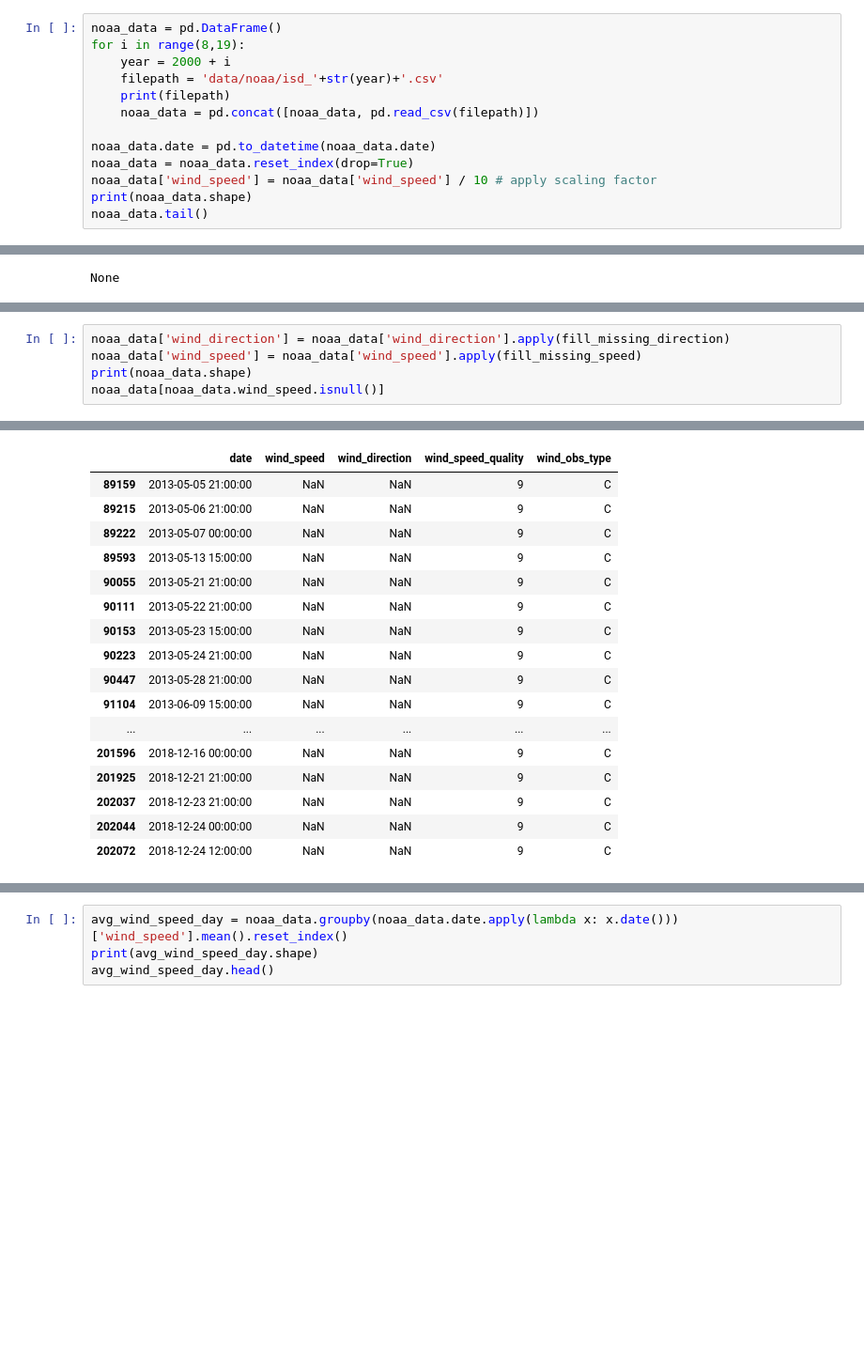
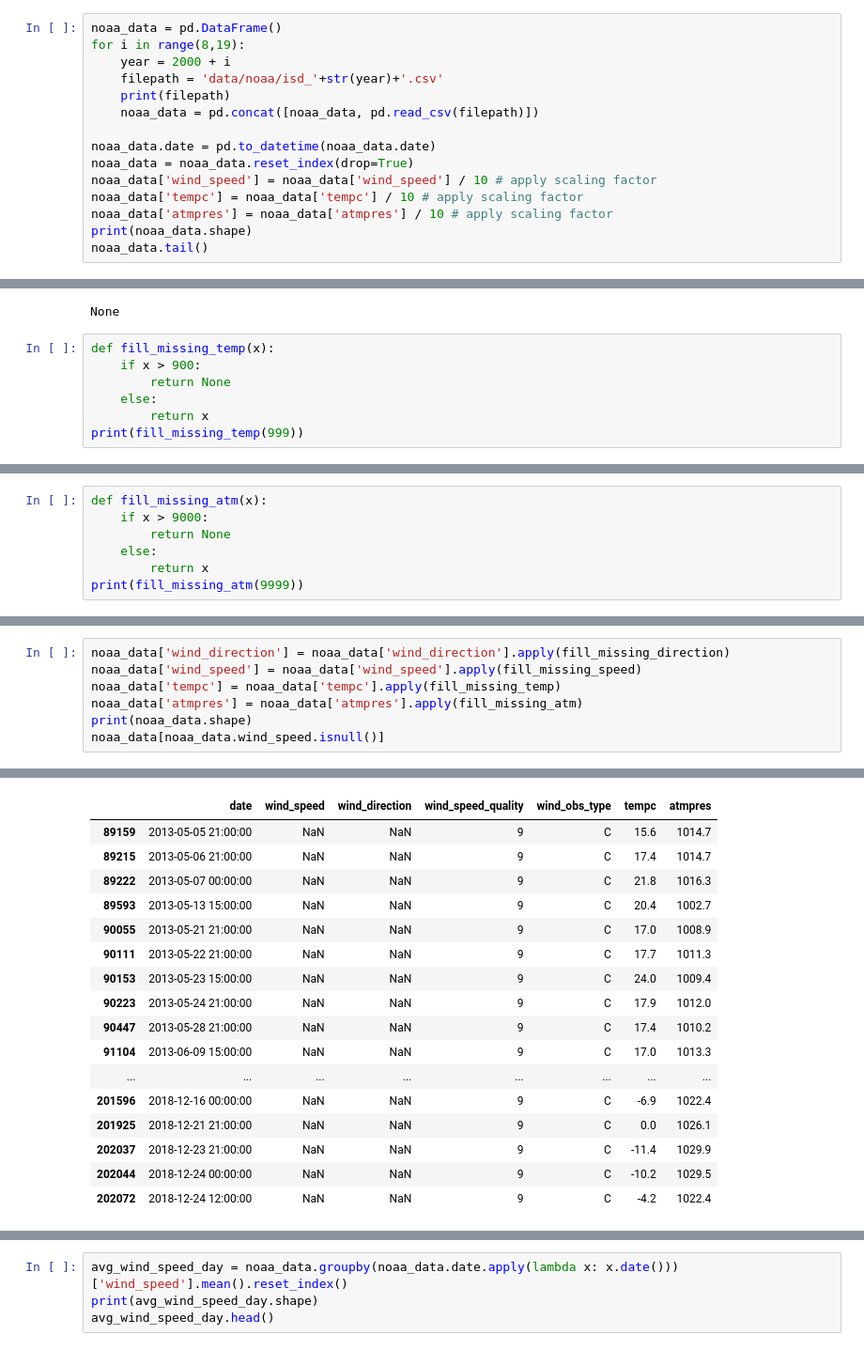
Before and after one commit to yontartu/wuran, a Jupyter notebook: beijing_aqi_analysis.ipynb, the cells around one changed output, grey strips where cells are left out. Shown at 94% size. Drawn from its saved outputs; the diff is of its cells as text; blank space fills up the shorter version.

```diff
--- a/beijing_aqi_analysis.ipynb
+++ b/beijing_aqi_analysis.ipynb
@@ -768,6 +770,8 @@ for i in range(8,19):
 noaa_data.date = pd.to_datetime(noaa_data.date)
 noaa_data = noaa_data.reset_index(drop=True)
 noaa_data['wind_speed'] = noaa_data['wind_speed'] / 10 # apply scaling factor
+noaa_data['tempc'] = noaa_data['tempc'] / 10 # apply scaling factor
+noaa_data['atmpres'] = noaa_data['atmpres'] / 10 # apply scaling factor
 print(noaa_data.shape)
 noaa_data.tail()
 # %% [output]
@@ -821,3 +825,10 @@ def fill_missing_speed(x):
 print(fill_missing_speed(21))
 # %% [output]
 None
+# %%
+def fill_missing_temp(x):
+    if x > 900:
+        return None
+    else:
+        return x
+print(fill_missing_temp(999))
@@ -823,0 +837,7 @@ None
+# %%
+def fill_missing_atm(x):
+    if x > 9000:
+        return None
+    else:
+        return x
+print(fill_missing_atm(9999))
@@ -824,6 +846,8 @@ None
 # %%
 noaa_data['wind_direction'] = noaa_data['wind_direction'].apply(fill_missing_direction)
 noaa_data['wind_speed'] = noaa_data['wind_speed'].apply(fill_missing_speed)
+noaa_data['tempc'] = noaa_data['tempc'].apply(fill_missing_temp)
+noaa_data['atmpres'] = noaa_data['atmpres'].apply(fill_missing_atm)
 print(noaa_data.shape)
 noaa_data[noaa_data.wind_speed.isnull()]
 # %% [output]
@@ -831,17 +855,17 @@ noaa_data[noaa_data.wind_speed.isnull()]
-|  | date | wind_speed | wind_direction | wind_speed_quality | wind_obs_type |
-| 89159 | 2013-05-05 21:00:00 | NaN | NaN | 9 | C |
-| 89215 | 2013-05-06 21:00:00 | NaN | NaN | 9 | C |
-| 89222 | 2013-05-07 00:00:00 | NaN | NaN | 9 | C |
-| 89593 | 2013-05-13 15:00:00 | NaN | NaN | 9 | C |
-| 90055 | 2013-05-21 21:00:00 | NaN | NaN | 9 | C |
-| 90111 | 2013-05-22 21:00:00 | NaN | NaN | 9 | C |
-| 90153 | 2013-05-23 15:00:00 | NaN | NaN | 9 | C |
-| 90223 | 2013-05-24 21:00:00 | NaN | NaN | 9 | C |
-| 90447 | 2013-05-28 21:00:00 | NaN | NaN | 9 | C |
-| 91104 | 2013-06-09 15:00:00 | NaN | NaN | 9 | C |
-| ... | ... | ... | ... | ... | ... |
-| 201596 | 2018-12-16 00:00:00 | NaN | NaN | 9 | C |
-| 201925 | 2018-12-21 21:00:00 | NaN | NaN | 9 | C |
-| 202037 | 2018-12-23 21:00:00 | NaN | NaN | 9 | C |
-| 202044 | 2018-12-24 00:00:00 | NaN | NaN | 9 | C |
-| 202072 | 2018-12-24 12:00:00 | NaN | NaN | 9 | C |
+|  | date | wind_speed | wind_direction | wind_speed_quality | wind_obs_type | tempc | atmpres |
+| 89159 | 2013-05-05 21:00:00 | NaN | NaN | 9 | C | 15.6 | 1014.7 |
+| 89215 | 2013-05-06 21:00:00 | NaN | NaN | 9 | C | 17.4 | 1014.7 |
+| 89222 | 2013-05-07 00:00:00 | NaN | NaN | 9 | C | 21.8 | 1016.3 |
+| 89593 | 2013-05-13 15:00:00 | NaN | NaN | 9 | C | 20.4 | 1002.7 |
+| 90055 | 2013-05-21 21:00:00 | NaN | NaN | 9 | C | 17.0 | 1008.9 |
+| 90111 | 2013-05-22 21:00:00 | NaN | NaN | 9 | C | 17.7 | 1011.3 |
+| 90153 | 2013-05-23 15:00:00 | NaN | NaN | 9 | C | 24.0 | 1009.4 |
+| 90223 | 2013-05-24 21:00:00 | NaN | NaN | 9 | C | 17.9 | 1012.0 |
+| 90447 | 2013-05-28 21:00:00 | NaN | NaN | 9 | C | 17.4 | 1010.2 |
+| 91104 | 2013-06-09 15:00:00 | NaN | NaN | 9 | C | 17.0 | 1013.3 |
+| ... | ... | ... | ... | ... | ... | ... | ... |
+| 201596 | 2018-12-16 00:00:00 | NaN | NaN | 9 | C | -6.9 | 1022.4 |
+| 201925 | 2018-12-21 21:00:00 | NaN | NaN | 9 | C | 0.0 | 1026.1 |
+| 202037 | 2018-12-23 21:00:00 | NaN | NaN | 9 | C | -11.4 | 1029.9 |
+| 202044 | 2018-12-24 00:00:00 | NaN | NaN | 9 | C | -10.2 | 1029.5 |
+| 202072 | 2018-12-24 12:00:00 | NaN | NaN | 9 | C | -4.2 | 1022.4 |
```
Also changed, not shown: parts of 80 cells of this notebook, 3 other files.
